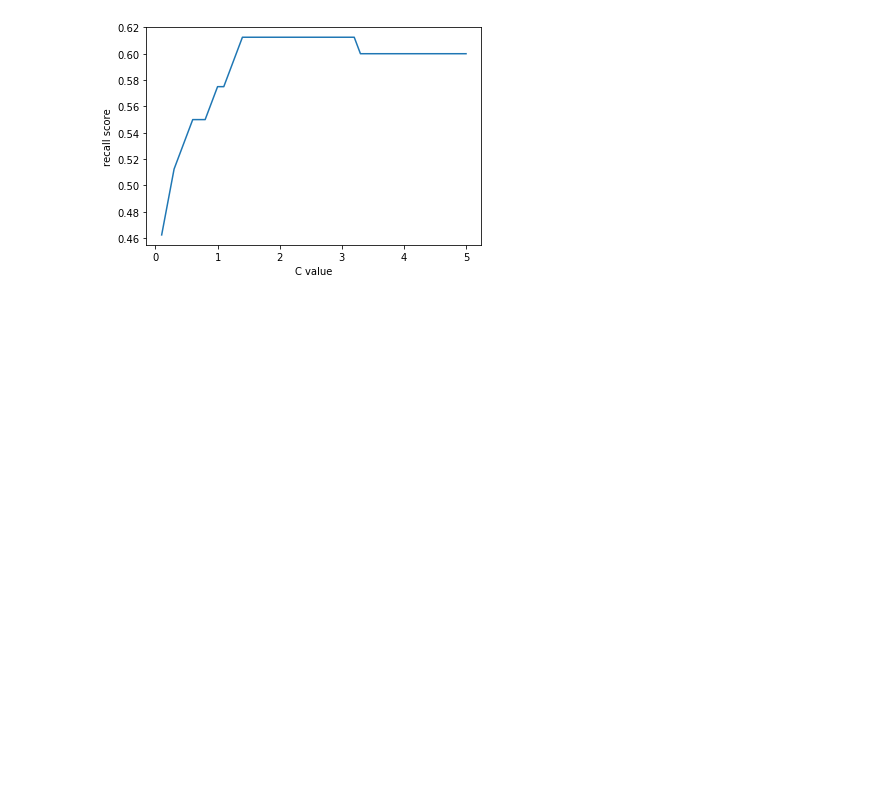
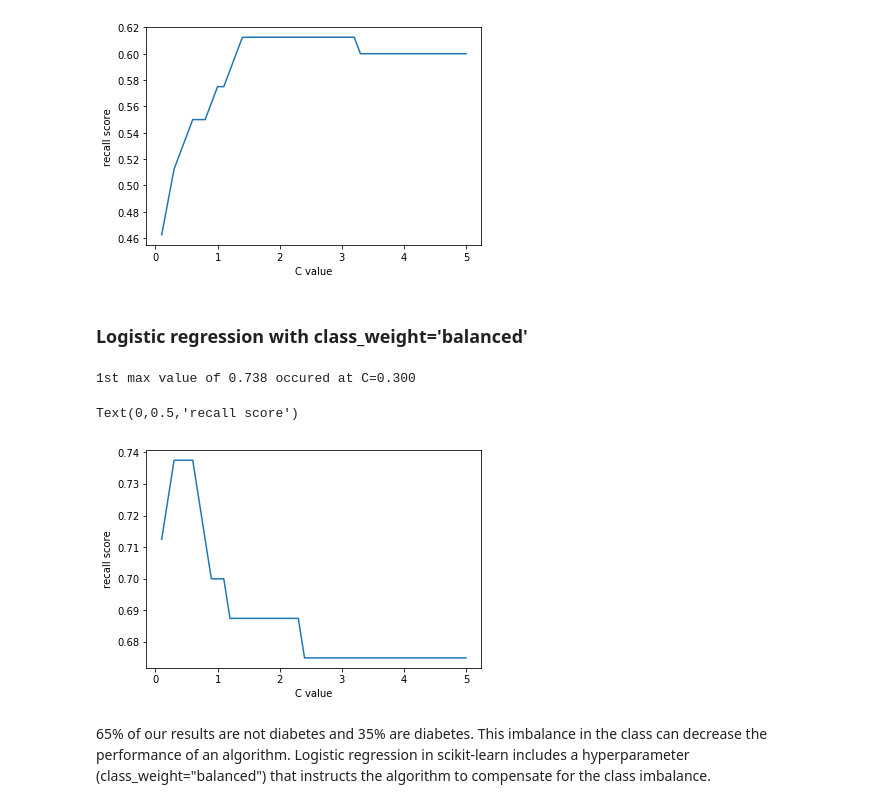
Before and after one commit to imrebartis/machine-learning-with-python-pluralsight, a Jupyter notebook: Pima-Prediction.ipynb, the cells around one changed output. Cells and saved outputs as stored; diff of their text form; code cells hidden in the pictures; blank space fills up the shorter version.

```diff
--- a/Pima-Prediction.ipynb
+++ b/Pima-Prediction.ipynb
@@ -416,3 +416,39 @@ plt.ylabel("recall score")
 1st max value of 0.613 occured at C=1.400
 Text(0,0.5,'recall score')
 [figure]
+# %% [markdown]
+### Logistic regression with class_weight='balanced'
+# %%
+C_start = 0.1
+C_end = 5
+C_inc = 0.1
+
+C_values, recall_scores = [ ], [ ]
+
+C_val = C_start
+best_recall_score = 0
+while (C_val < C_end):
+    C_values.append(C_val)
+    lr_model_loop = LogisticRegression(C=C_val, class_weight="balanced", random_state=42)
+    lr_model_loop.fit(X_train, y_train.ravel())
+    lr_predict_loop_test = lr_model_loop.predict(X_test)
+    recall_score = metrics.recall_score(y_test, lr_predict_loop_test)
+    recall_scores.append(recall_score)
+    if (recall_score > best_recall_score):
+        best_recall_score = recall_score
+        best_lr_predict_test = lr_predict_loop_test
+
+    C_val = C_val + C_inc
+
+best_score_C_val = C_values[recall_scores.index(best_recall_score)]
+print("1st max value of {0:.3f} occured at C={1:.3f}".format(best_recall_score, best_score_C_val))
+%matplotlib inline
+plt.plot(C_values, recall_scores, "-")
+plt.xlabel("C value")
+plt.ylabel("recall score")
+# %% [output]
+1st max value of 0.738 occured at C=0.300
+Text(0,0.5,'recall score')
+[figure, added]
+# %% [markdown]
+65% of our results are not diabetes and 35% are diabetes. This imbalance in the class can decrease the performance of an algorithm. Logistic regression in scikit-learn includes a hyperparameter (class_weight="balanced") that instructs the algorithm to compensate for the class imbalance.
```
Also changed, not shown: parts of 1 cell of this notebook.
